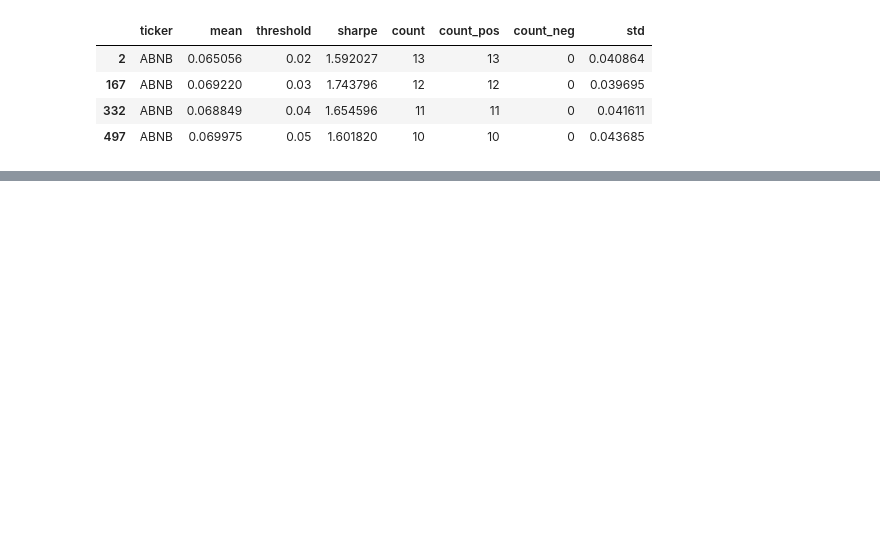
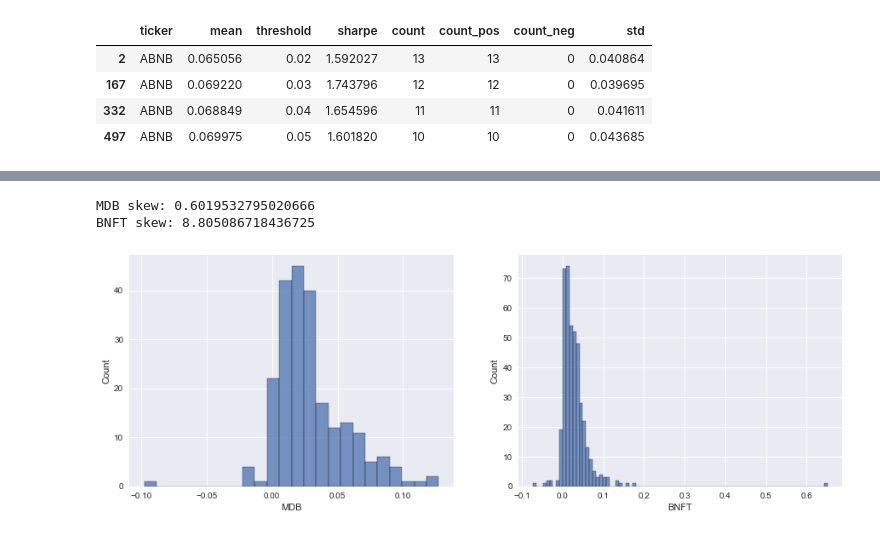
Before and after one commit to yh2n/financial-analysis-v2, a Jupyter notebook: notebooks/close_to_high_analytics.ipynb, the cells around one changed output, grey strips where cells are left out. Cells and saved outputs as stored; diff of their text form; code cells hidden in the pictures; blank space fills up the shorter version.

```diff
--- a/notebooks/close_to_high_analytics.ipynb
+++ b/notebooks/close_to_high_analytics.ipynb
@@ -275,0 +260,8 @@ last_three_years_thres_data_df.to_csv('last_three_years_thres_data.csv')
+# %%
+returns = tm.threshold_momentum_returns(close_prices, hi_prices, 0.02)
+# %%
+low_thresh_stats = stats_df[
+    (stats_df['threshold'] == 0.02) & (stats_df['count'] > 200)
+].copy()
+low_thresh_stats['prob_neg'] = low_thresh_stats['count_neg'] / low_thresh_stats['count']
+low_thresh_stats.sort_values('prob_neg', ascending=False)
@@ -275,0 +298,15 @@ last_three_years_thres_data_df.to_csv('last_three_years_thres_data.csv')
+# %%
+fig, (ax1, ax2) = plt.subplots(ncols=2)
+
+t1 = low_thresh_stats.sort_values('prob_neg').iloc[0]['ticker']
+t2 = low_thresh_stats.sort_values('prob_neg').iloc[1]['ticker']
+
+sns.histplot(returns[t1], ax=ax1)
+sns.histplot(returns[t2], ax=ax2)
+
+print(f'{t1} skew: {returns[t1].skew()}')
+print(f'{t2} skew: {returns[t2].skew()}')
+# %% [output]
+MDB skew: 0.6019532795020666
+BNFT skew: 8.805086718436725
+[figure, added]
```
Also changed, not shown: parts of 56 cells of this notebook.
